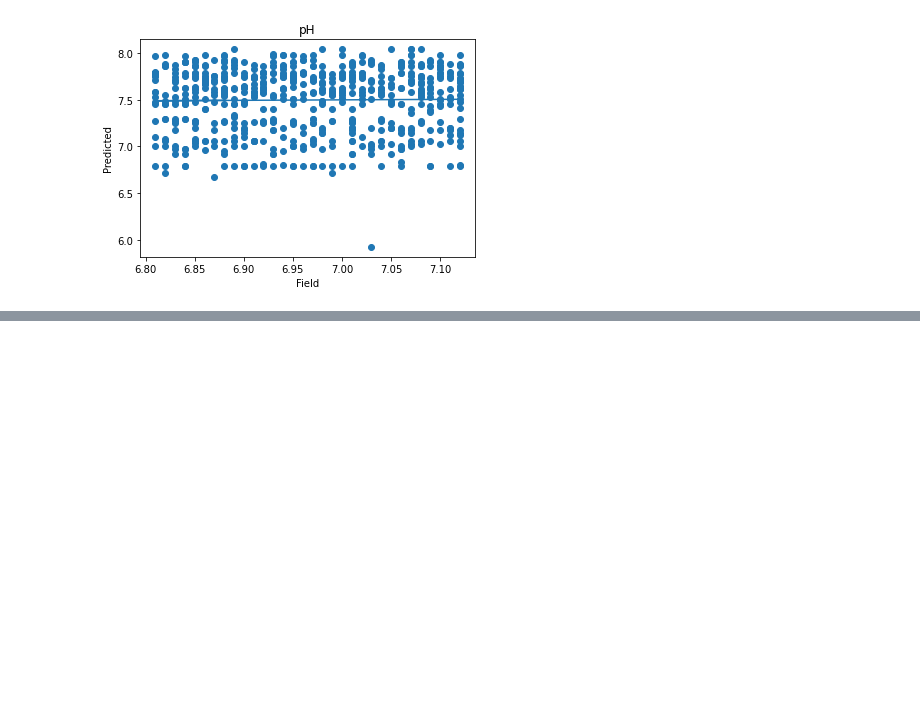
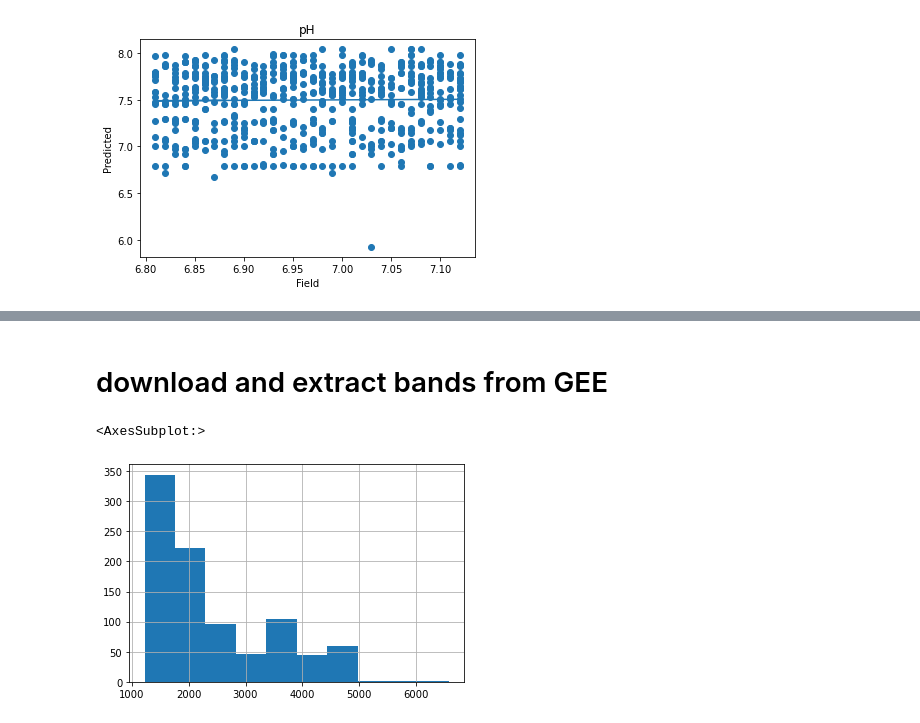
Before and after one commit to jagadeeshreddyr14/soilhealth-, a Jupyter notebook: dump/corr.ipynb, the cells around one changed output, grey strips where cells are left out. Drawn from its saved outputs; the diff is of its cells as text; code cells hidden in the pictures; blank space fills up the shorter version.

```diff
--- a/dump/corr.ipynb
+++ b/dump/corr.ipynb
@@ -98,0 +119,2 @@ mae, rmse, var_pred, corr = cal_error(dff, y_test, predictions)
+# %% [markdown]
+# download and extract bands from GEE
@@ -98,0 +125,5 @@ mae, rmse, var_pred, corr = cal_error(dff, y_test, predictions)
+# %%
+pd.read_csv("../data/training/training.csv").B1.hist()
+# %% [output]
+<AxesSubplot:>
+[figure, added]
```
Also changed, not shown: parts of 10 cells of this notebook, 17 other files.
